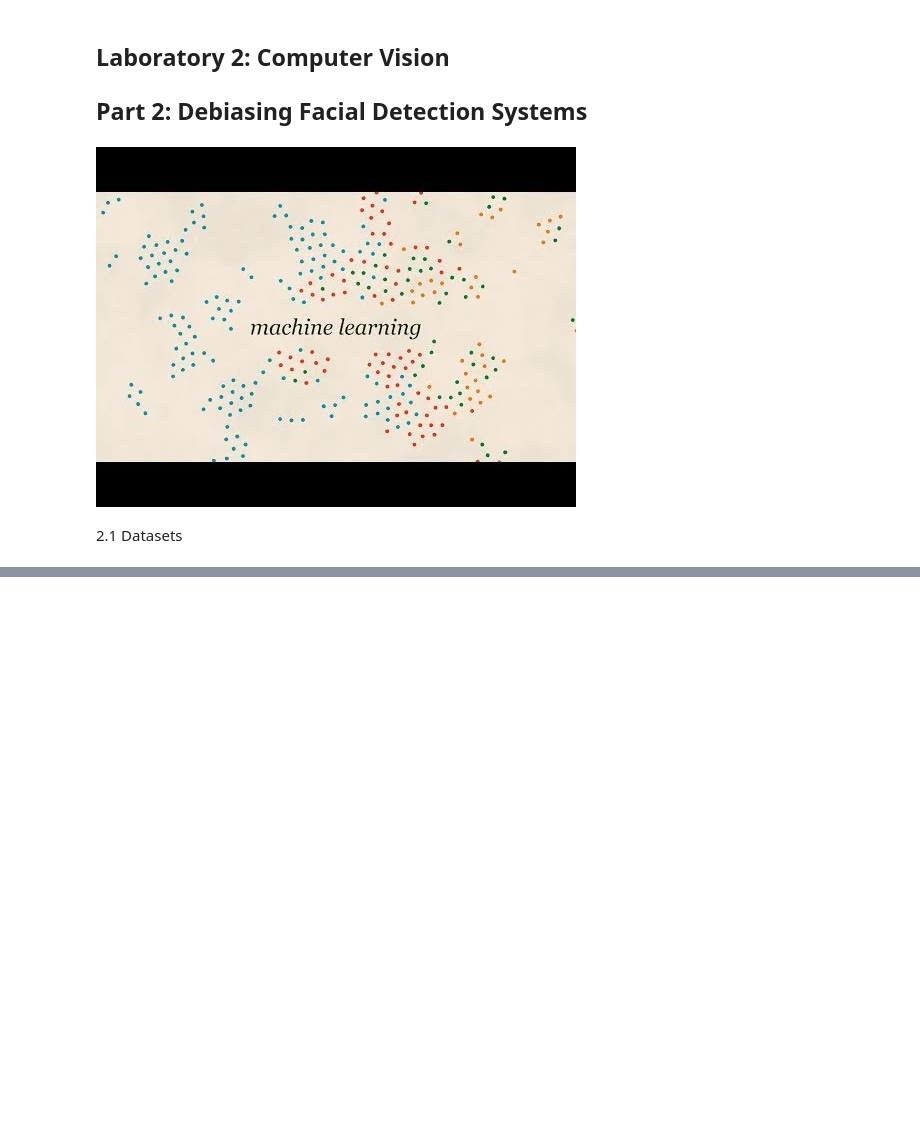
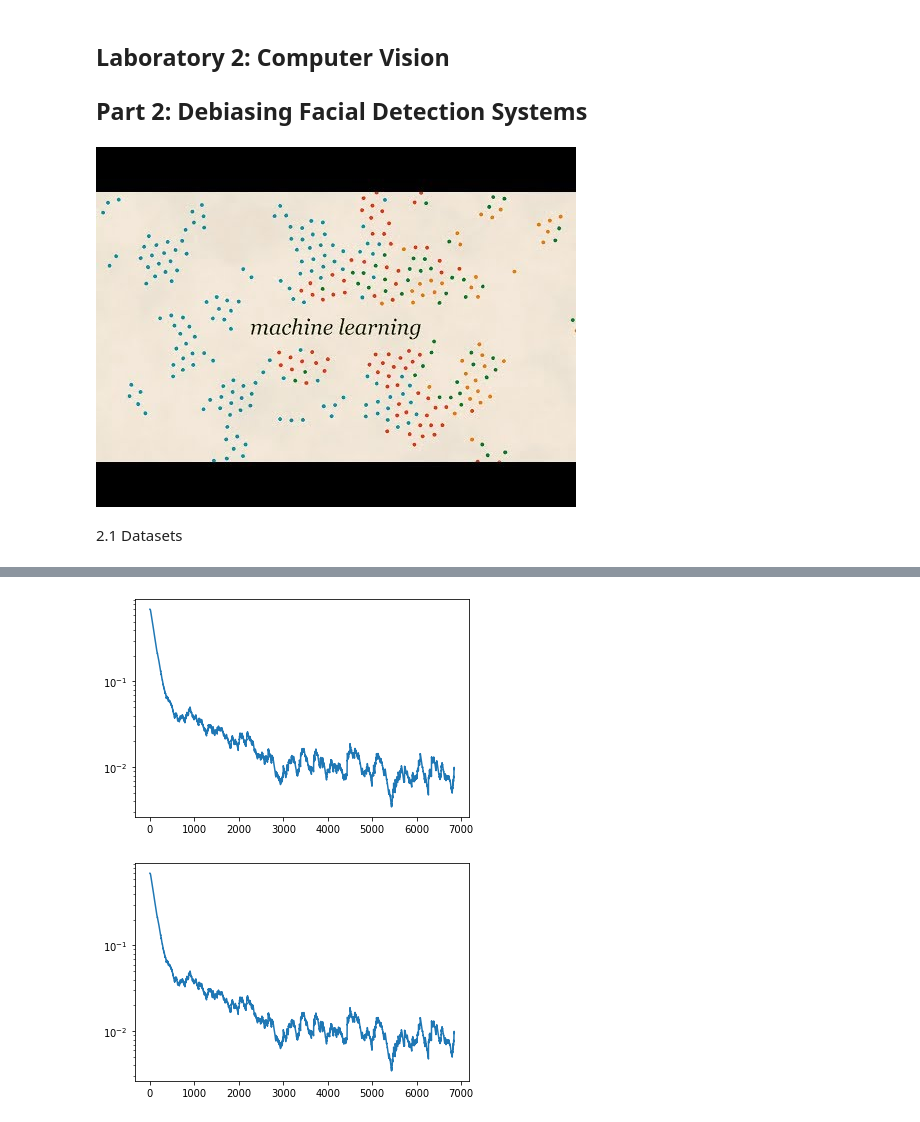
Before and after one commit to Mansoorinho/Deep-Learing-trainings, a Jupyter notebook: MNIST_Debiasing/lab2_Debiasing.ipynb, the cells around one changed output, grey strips where cells are left out. Saved outputs shown, nothing was run; the diff lists cells and outputs as text; code cells hidden in the pictures; blank space fills up the shorter version.

```diff
--- a/MNIST_Debiasing/lab2_Debiasing.ipynb
+++ b/MNIST_Debiasing/lab2_Debiasing.ipynb
@@ -28,0 +99,39 @@ Fitzpatrick Scale skin type classification system, with each image labeled as "L
+# %%
+### Train the standard CNN ###
+
+# Training hyperparameters
+batch_size = 32
+num_epochs = 2  # keep small to run faster
+learning_rate = 5e-4
+
+optimizer = tf.keras.optimizers.Adam(learning_rate) # define our optimizer
+loss_history = mdl.util.LossHistory(smoothing_factor=0.99) # to record loss evolution
+plotter = mdl.util.PeriodicPlotter(sec=2, scale='semilogy')
+if hasattr(tqdm, '_instances'): tqdm._instances.clear() # clear if it exists
+
+@tf.function
+def standard_train_step(x, y):
+  with tf.GradientTape() as tape:
+    # feed the images into the model
+    logits = standard_classifier(x)
+    # Compute the loss
+    loss = tf.nn.sigmoid_cross_entropy_with_logits(labels=y, logits=logits)
+
+  # Backpropagation
+  grads = tape.gradient(loss, standard_classifier.trainable_variables)
+  optimizer.apply_gradients(zip(grads, standard_classifier.trainable_variables))
+  return loss
+
+# The training loop!
+for epoch in range(num_epochs):
+  for idx in tqdm(range(loader.get_train_size()//batch_size)):
+    # Grab a batch of training data and propagate through the network
+    x, y = loader.get_batch(batch_size)
+    loss = standard_train_step(x, y)
+
+    # Record the loss and plot the evolution of the loss as a function of training
+    loss_history.append(loss.numpy().mean())
+    plotter.plot(loss_history.get())
+# %% [output]
+[figure, added]
+[figure, added]
```
Also changed, not shown: parts of 11 cells of this notebook.
